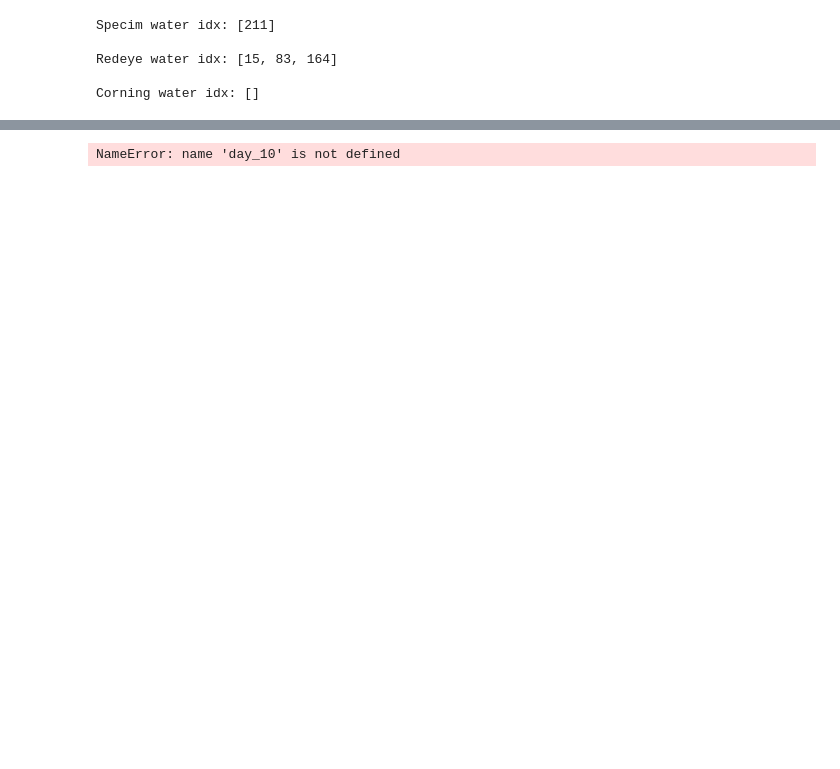
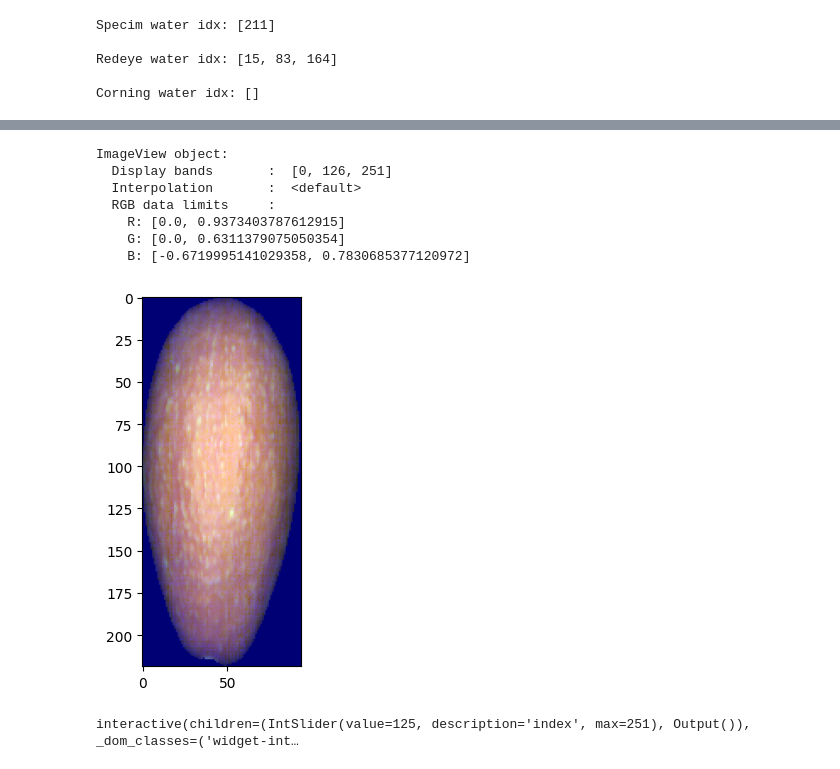
Before and after one commit to PyMati/FruitsClassificationFromHipespectralImages, a Jupyter notebook: robert-notebook.ipynb, the cells around one changed output, grey strips where cells are left out. Drawn from its saved outputs; the diff is of its cells as text; code cells hidden in the pictures; blank space fills up the shorter version.

```diff
--- a/robert-notebook.ipynb
+++ b/robert-notebook.ipynb
@@ -244,9 +235,18 @@ IndexError: single positional indexer is out-of-bounds
 # %%
-imshow(day_10)
+imshow(day_01)
 # %% [output]
-NameError: name 'day_10' is not defined
+ImageView object:
+  Display bands       :  [0, 126, 251]
+  Interpolation       :  <default>
+  RGB data limits     :
+    R: [0.0, 0.9373403787612915]
+    G: [0.0, 0.6311379075050354]
+    B: [-0.6719995141029358, 0.7830685377120972]
+[figure, added]
 # %%
-display_(day_10)
+display_(day_01)
+# %% [output]
+interactive(children=(IntSlider(value=125, description='index', max=251), Output()), _dom_classes=('widget-int…
 # %%
 img3 = envi.open('../fruits_dataset/Avocado/NIR/day_10/avocado_day_10_01_front.hdr',
                  '../fruits_dataset/Avocado/NIR/day_10/avocado_day_10_01_front.bin').load()
```
Also changed, not shown: parts of 7 cells of this notebook.
